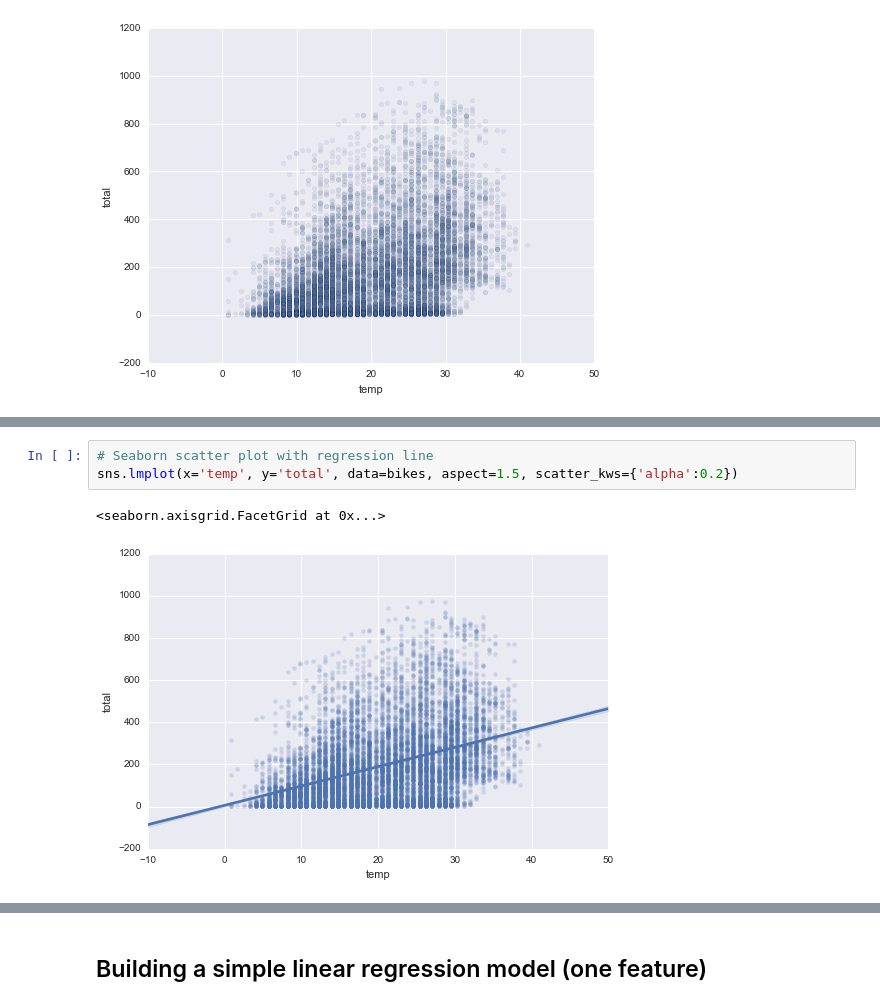
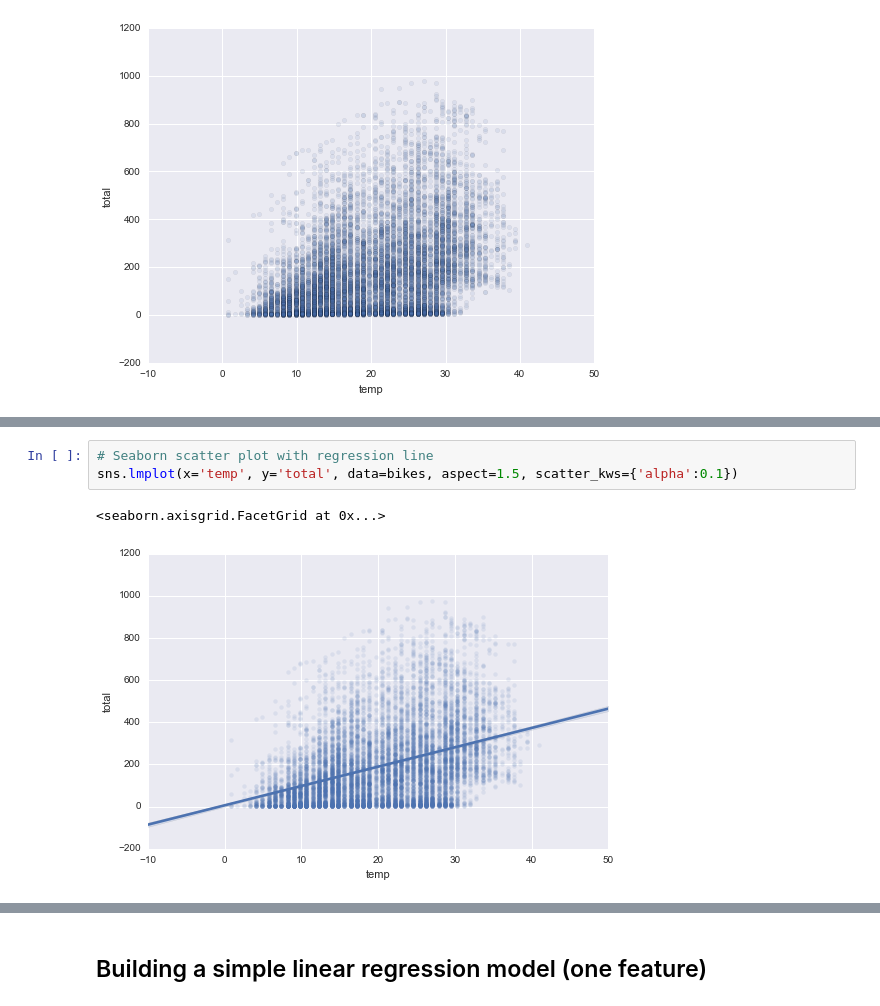
Before and after one commit to stephenhsiao/GA-SEA-DAT2, a Jupyter notebook: notebooks/06_linear_regression.ipynb, the cells around one changed output, grey strips where cells are left out. Cells and saved outputs as stored; diff of their text form.

```diff
--- a/notebooks/06_linear_regression.ipynb
+++ b/notebooks/06_linear_regression.ipynb
@@ -106,9 +118,9 @@ bikes.plot(kind='scatter', x='temp', y='total', alpha=0.1)
 # %%
 # Seaborn scatter plot with regression line
-sns.lmplot(x='temp', y='total', data=bikes, aspect=1.5, scatter_kws={'alpha':0.2})
+sns.lmplot(x='temp', y='total', data=bikes, aspect=1.5, scatter_kws={'alpha':0.1})
 # %% [output]
 <seaborn.axisgrid.FacetGrid at 0x...>
-[figure, old version]
+[figure, new version]
 # %% [markdown]
 ## Form of linear regression
 
```
Also changed, not shown: parts of 12 cells of this notebook, 2 other files.
